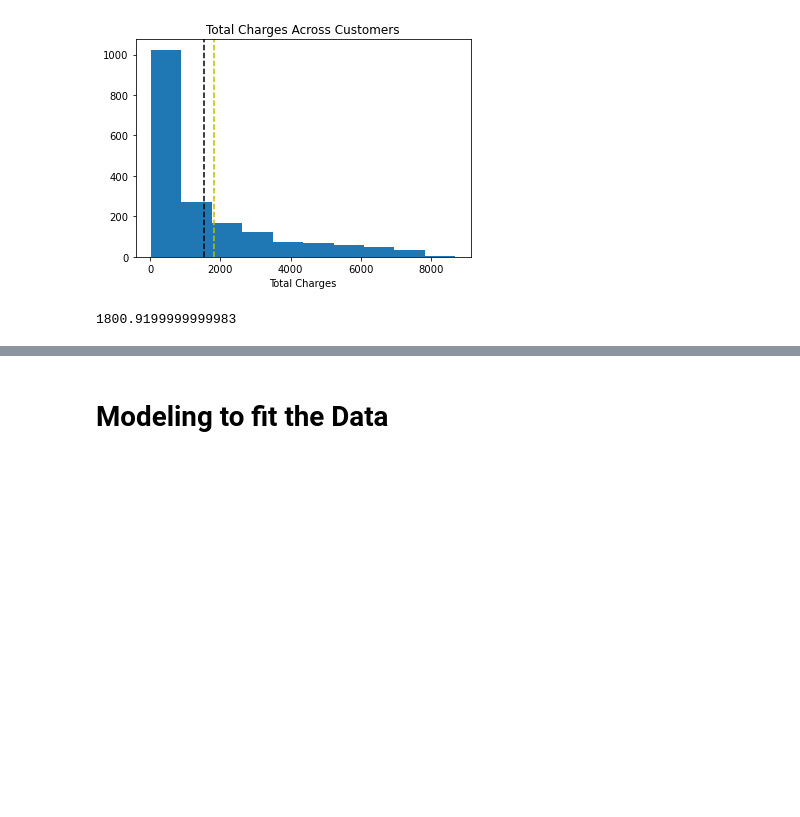
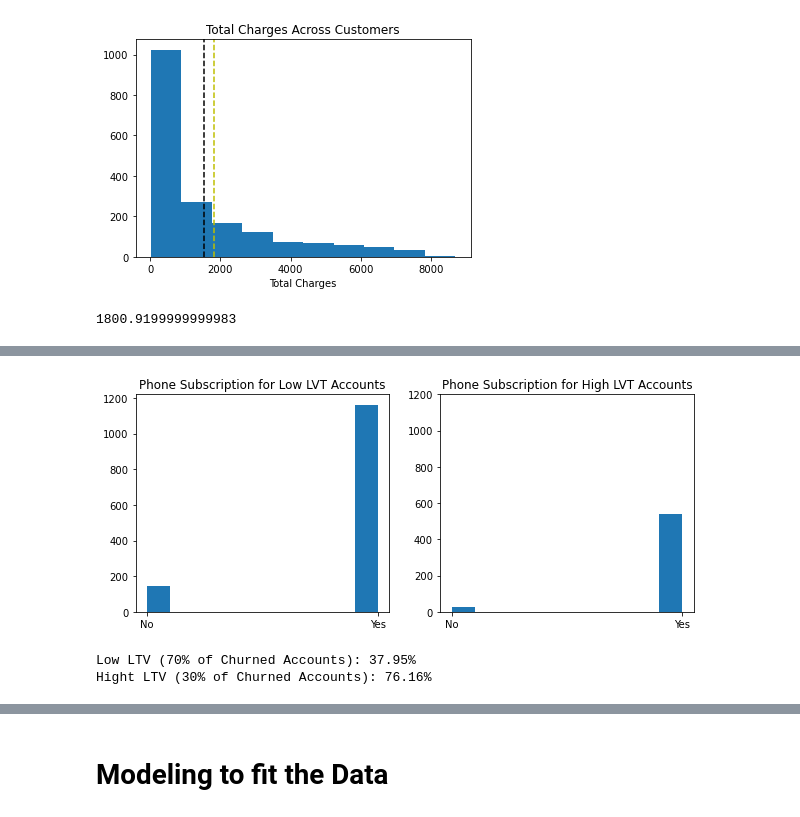
Before and after one commit to BraedenWright/classification-project, a Jupyter notebook: working_telco_report.ipynb, the cells around one changed output, grey strips where cells are left out. Cells and saved outputs as stored; diff of their text form; code cells hidden in the pictures; blank space fills up the shorter version.

```diff
--- a/working_telco_report.ipynb
+++ b/working_telco_report.ipynb
@@ -262,0 +353,30 @@ df.total_charges.quantile(0.8)
+# %%
+# First, lets compare phone service.
+
+plt.figure(figsize=[10, 4])
+# Left Plot visualizes value of each population
+plt.subplot(1, 2, 1)
+plt.hist(bottom_70.phone_service, rwidth=2)
+plt.xticks([0, 1], ['No', 'Yes'])
+plt.yticks(range(0,1300,200))
+plt.title('Phone Subscription for Low LVT Accounts')
+
+plt.subplot(1, 2, 2)
+plt.hist(top_30.phone_service)
+plt.xticks([0, 1], ['No', 'Yes'])
+plt.yticks(range(0,1300,200))
+plt.title('Phone Subscription for High LVT Accounts')
+
+
+plt.show()
+# %% [output]
+[figure, added]
+# %%
+bot = (bottom_70.multiple_lines.sum()/bottom_70.phone_service.sum())
+top = (top_30.multiple_lines.sum()/top_30.phone_service.sum())
+
+print(f'Low LTV (70% of Churned Accounts): {bot:.2%}')
+print(f'Hight LTV (30% of Churned Accounts): {top:.2%}')
+# %% [output]
+Low LTV (70% of Churned Accounts): 37.95%
+Hight LTV (30% of Churned Accounts): 76.16%
```
Also changed, not shown: parts of 18 cells of this notebook, 1 other file.
